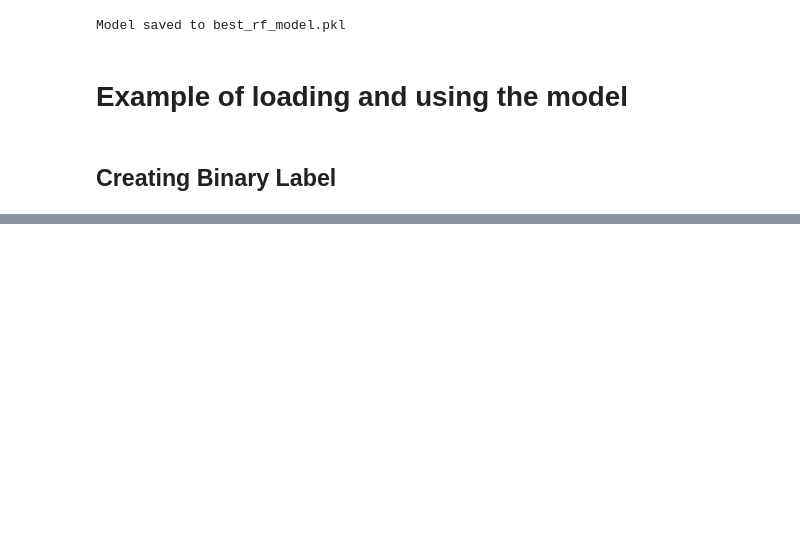
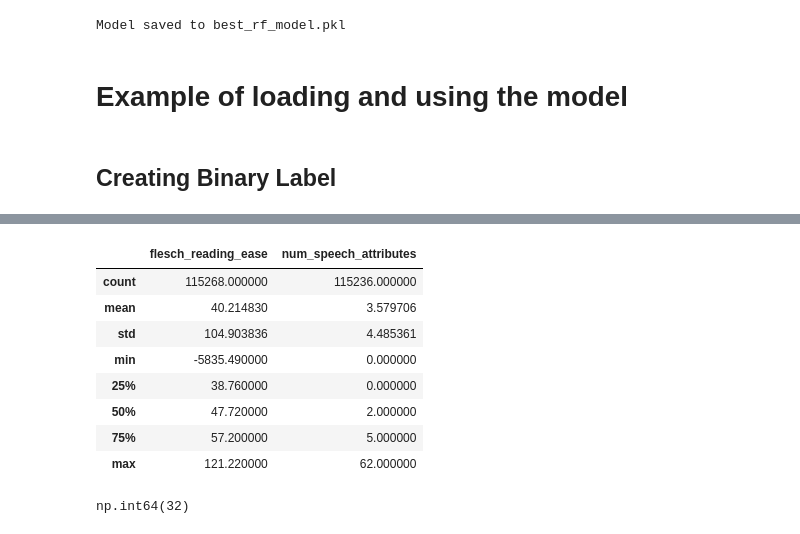
Before and after one commit to DylanBingham/TruthFinder, a Jupyter notebook: feature_engineering_and_modeling.ipynb, the cells around one changed output, grey strips where cells are left out. Cells and saved outputs as stored; diff of their text form; code cells hidden in the pictures; blank space fills up the shorter version.

```diff
--- a/feature_engineering_and_modeling.ipynb
+++ b/feature_engineering_and_modeling.ipynb
@@ -808,0 +840,16 @@ final_dataset.to_csv('static/final_dataset_with_pca_d3.csv', index=False)
+# %%
+final_dataset[['flesch_reading_ease', 'num_speech_attributes']].describe()
+# %% [output]
+|  | flesch_reading_ease | num_speech_attributes |
+| count | 115268.000000 | 115236.000000 |
+| mean | 40.214830 | 3.579706 |
+| std | 104.903836 | 4.485361 |
+| min | -5835.490000 | 0.000000 |
+| 25% | 38.760000 | 0.000000 |
+| 50% | 47.720000 | 2.000000 |
+| 75% | 57.200000 | 5.000000 |
+| max | 121.220000 | 62.000000 |
+# %%
+final_dataset['word_count'].isna().sum()
+# %% [output]
+np.int64(32)
```
Also changed, not shown: parts of 2 cells of this notebook, 11 other files.
